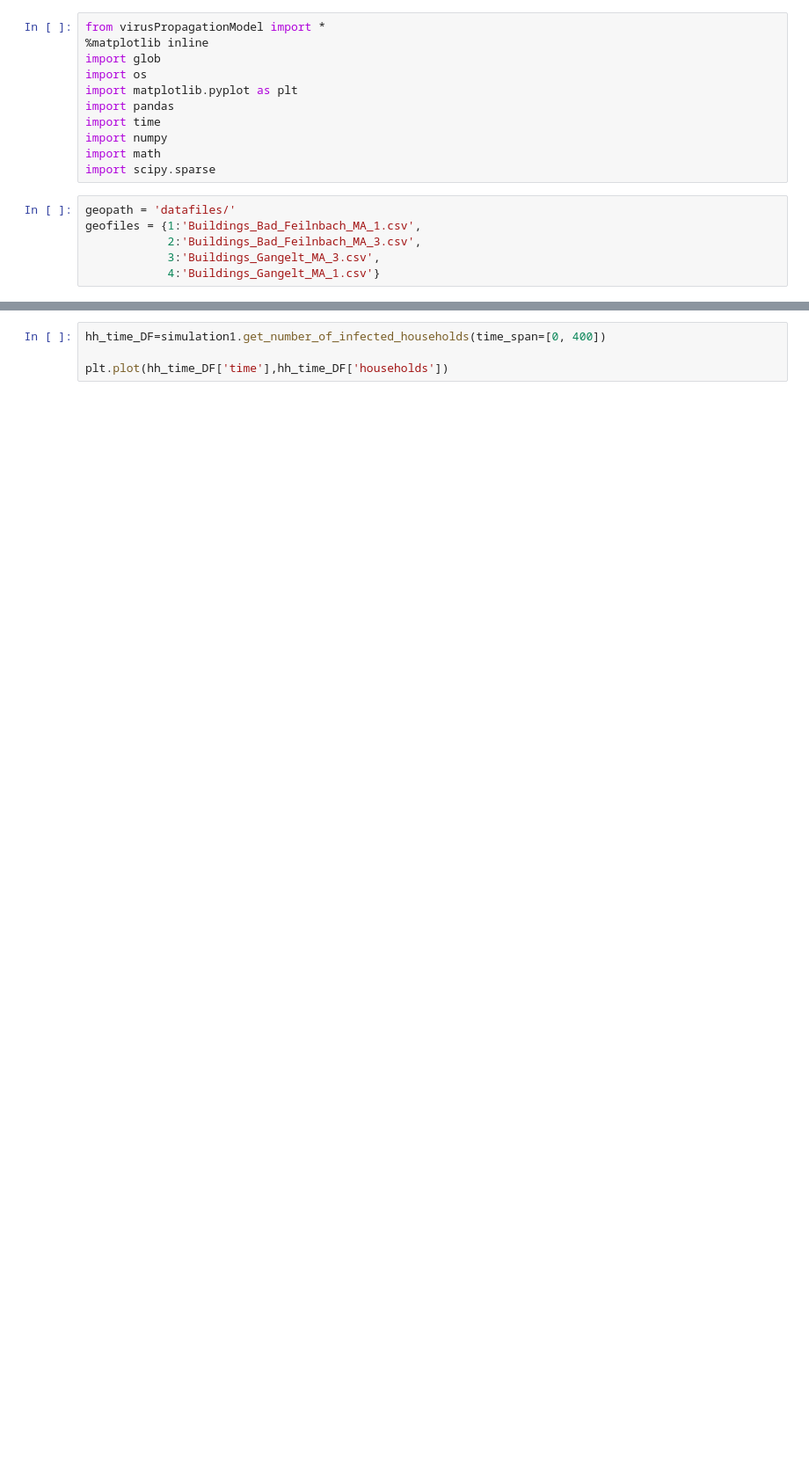
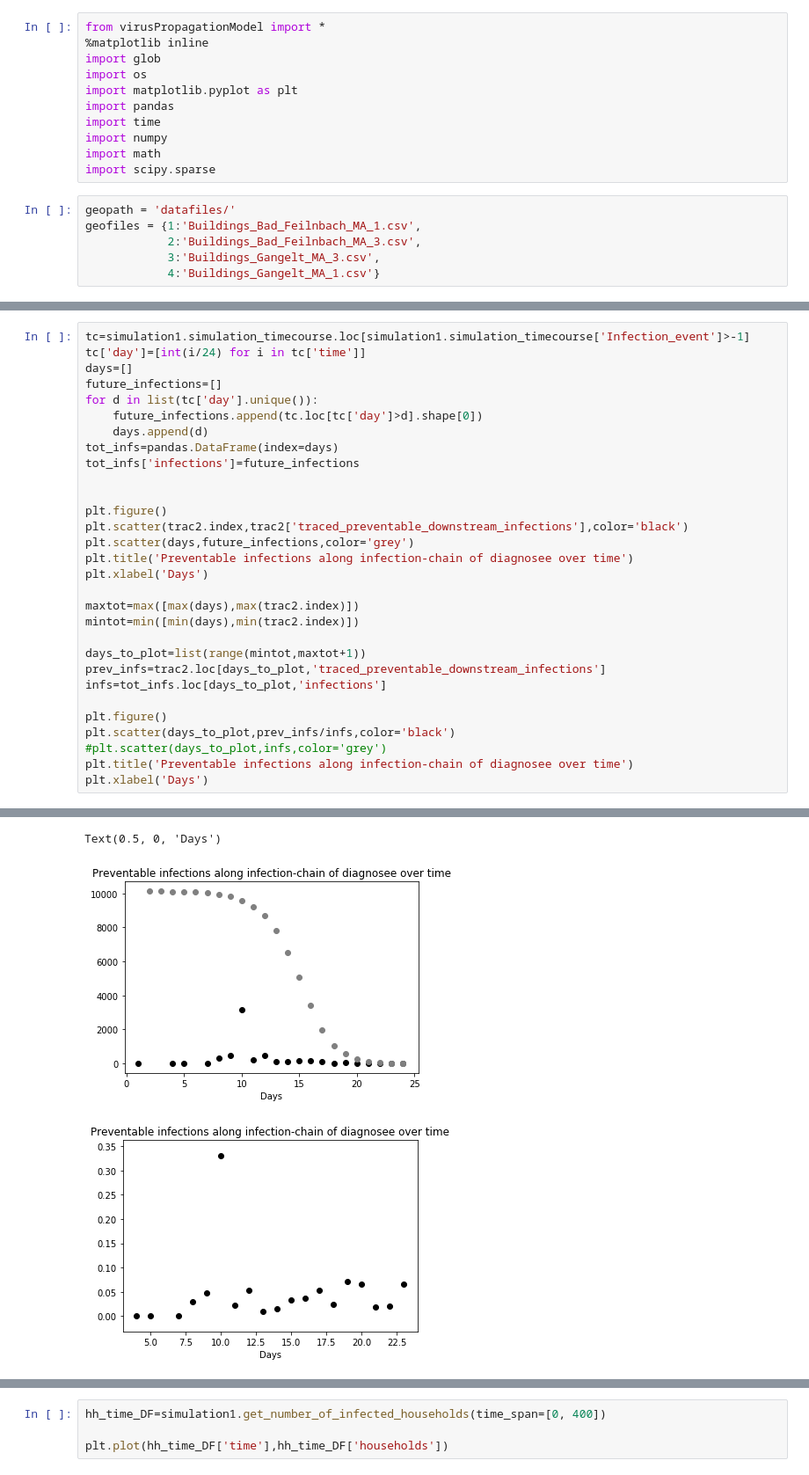
Before and after one commit to joba-1/Corona_Model, a Jupyter notebook: Heatmap_analysis.ipynb, the cells around one changed output, grey strips where cells are left out. Shown at 88% size. Cells and saved outputs as stored; diff of their text form; blank space fills up the shorter version.

```diff
--- a/Heatmap_analysis.ipynb
+++ b/Heatmap_analysis.ipynb
@@ -30,0 +143,31 @@ simulation1.plot_status_timecourse()
+# %%
+tc=simulation1.simulation_timecourse.loc[simulation1.simulation_timecourse['Infection_event']>-1]
+tc['day']=[int(i/24) for i in tc['time']]
+days=[]
+future_infections=[]
+for d in list(tc['day'].unique()):
+    future_infections.append(tc.loc[tc['day']>d].shape[0])
+    days.append(d)
+tot_infs=pandas.DataFrame(index=days)
+tot_infs['infections']=future_infections
+
+
+plt.figure()
+plt.scatter(trac2.index,trac2['traced_preventable_downstream_infections'],color='black')
+plt.scatter(days,future_infections,color='grey')
+plt.title('Preventable infections along infection-chain of diagnosee over time')
+plt.xlabel('Days')
+
+maxtot=max([max(days),max(trac2.index)])
+mintot=min([min(days),min(trac2.index)])
+
+days_to_plot=list(range(mintot,maxtot+1))
+prev_infs=trac2.loc[days_to_plot,'traced_preventable_downstream_infections']
+infs=tot_infs.loc[days_to_plot,'infections']
+
+plt.figure()
+plt.scatter(days_to_plot,prev_infs/infs,color='black')
+#plt.scatter(days_to_plot,infs,color='grey')
+plt.title('Preventable infections along infection-chain of diagnosee over time')
+plt.xlabel('Days')
+# %% [output]
@@ -30,0 +178,3 @@ simulation1.plot_status_timecourse()
+Text(0.5, 0, 'Days')
+[figure, added]
+[figure, added]
```
Also changed, not shown: parts of 33 cells of this notebook, 1 other file.
